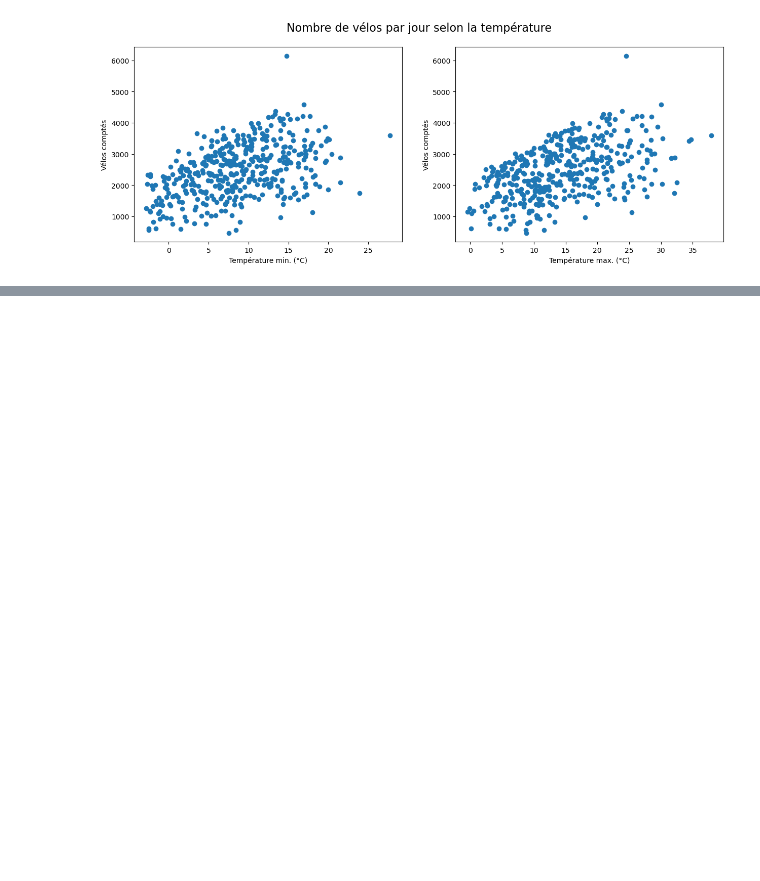
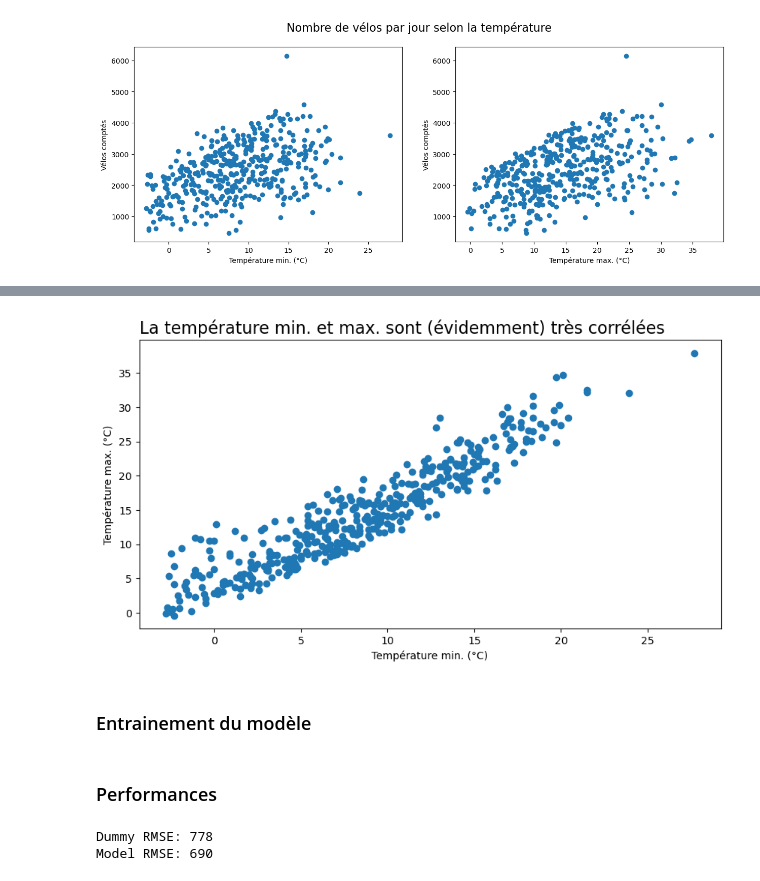
Before and after one commit to dubois-j/CampNum-Extraction-donnees, a Jupyter notebook: notebooks/3-miniproj.ipynb, the cells around one changed output, grey strips where cells are left out. Cells and saved outputs as stored; diff of their text form; code cells hidden in the pictures; blank space fills up the shorter version.

```diff
--- a/notebooks/3-miniproj.ipynb
+++ b/notebooks/3-miniproj.ipynb
@@ -168,3 +170,5 @@ sqlite_connection.close()
+# %%
+df = pd.read_csv("../data/cyclist-temp-2024-2025.csv")
 # %%
 fig, axes = plt.subplots(1,2,figsize=(15, 5))
 axes[0].scatter(df["temp_min"], df["sum_count"])
@@ -179,0 +190,11 @@ plt.show()
+# %%
+plt.figure(figsize=(10,5))
+plt.scatter(df["temp_min"], df["temp_max"])
+plt.xlabel("Température min. (°C)")
+plt.ylabel("Température max. (°C)")
+plt.title("La température min. et max. sont (évidemment) très corrélées", fontsize=16, loc='left')
+plt.show()
+# %% [output]
+[figure, added]
+# %% [markdown]
+### Entrainement du modèle
@@ -179,0 +232,13 @@ plt.show()
+# %% [markdown]
+### Performances
+# %%
+# Performance
+rmse = root_mean_squared_error(y_test, y_pred)
+rmse_dummy = root_mean_squared_error(y_test, y_pred_dummy)
+print(
+    f"Dummy RMSE: {rmse_dummy:.0f}\n"
+    f"Model RMSE: {rmse:.0f}"
+)
+# %% [output]
+Dummy RMSE: 778
+Model RMSE: 690
```
Also changed, not shown: parts of 10 cells of this notebook.
